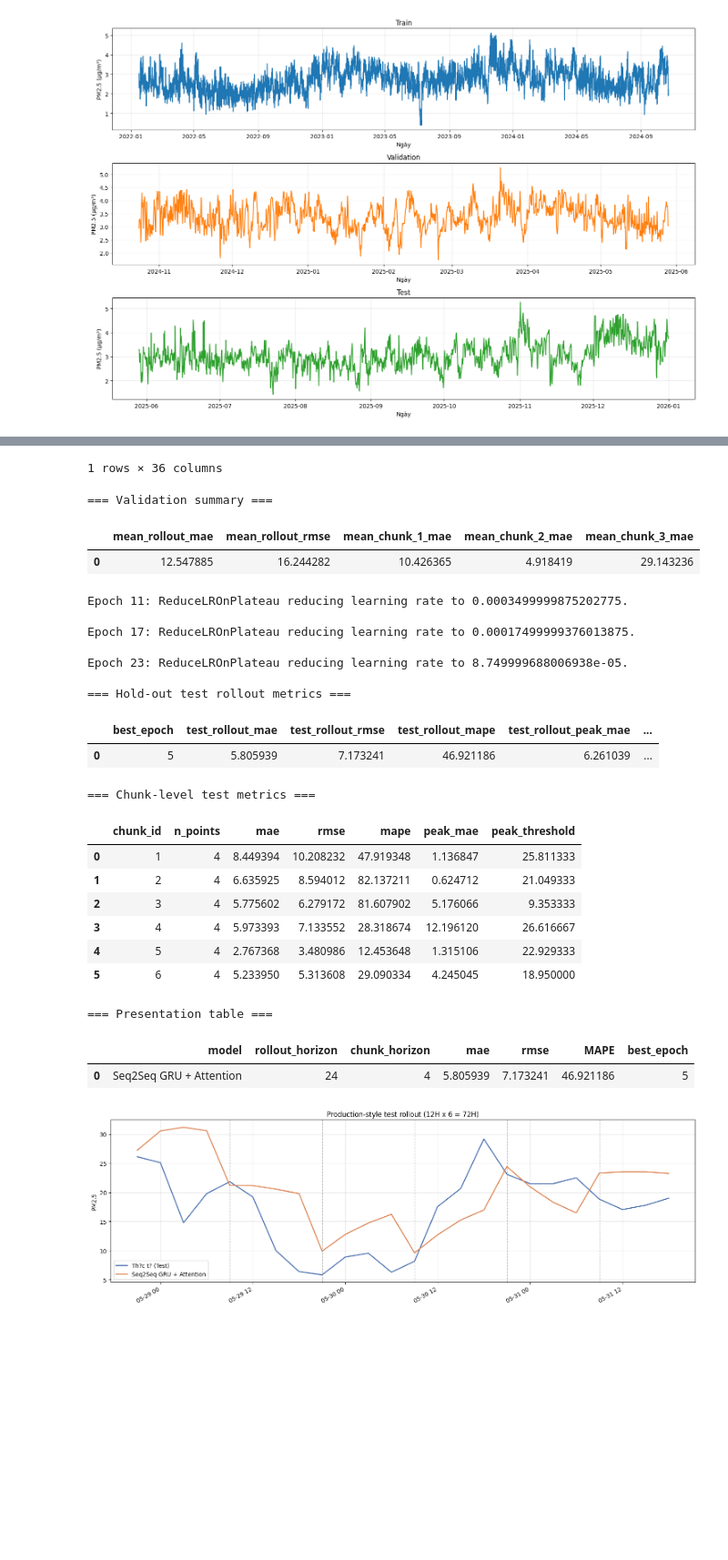
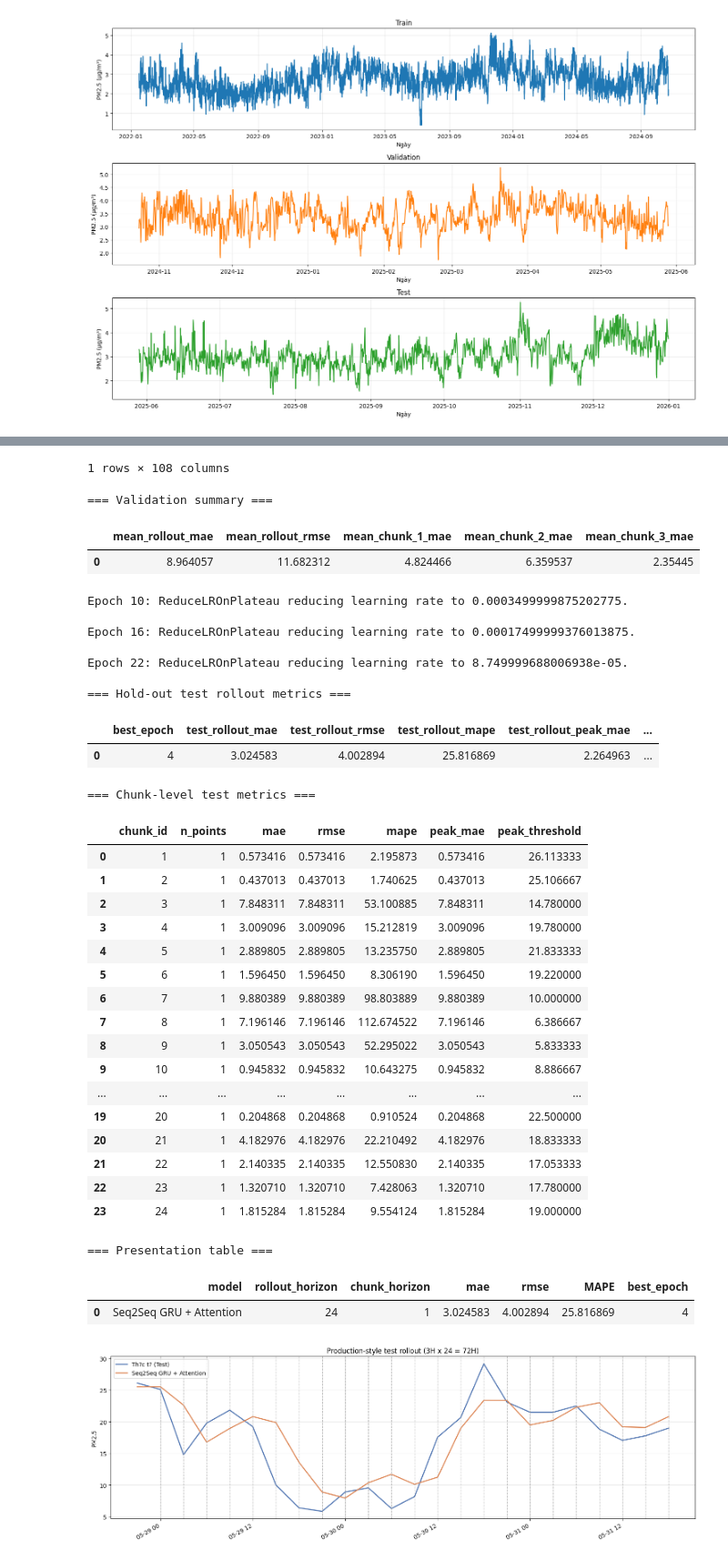
Before and after one commit to HoangHumg1210/hoankiem-air-quality-forecasting, a Jupyter notebook: notebooks/06_gru.ipynb, the cells around one changed output, grey strips where cells are left out. Shown at 91% size. Saved outputs shown, nothing was run; the diff lists cells and outputs as text; code cells hidden in the pictures; blank space fills up the shorter version.

```diff
--- a/notebooks/06_gru.ipynb
+++ b/notebooks/06_gru.ipynb
@@ -466,7 +597,7 @@ Bộ đặc trưng production mặc định: ['PM25_lag_1', 'PM25_lag_8', 'PM25_
 # %%
 # ===== Quick benchmark config for 3H aggregated data =====
-LOOKBACK = 56                 # 56 x 3H = 168H = 7 ngay lich su
-CHUNK_HORIZON = 4             # 4 x 3H = 12H moi chunk
+LOOKBACK = 72                 # 56 x 3H = 168H = 7 ngay lich su
+CHUNK_HORIZON = 1             # 4 x 3H = 12H moi chunk
 ROLLOUT_HORIZON = 24          # 24 x 3H = 72H rollout
 N_CHUNKS = ROLLOUT_HORIZON // CHUNK_HORIZON
 HORIZON = CHUNK_HORIZON
@@ -482,7 +613,7 @@ SELECTED_FEATURE_SET = "all"
 OPTIMISTIC_FEATURE_SET = "optimistic_v1"
 INNER_VAL_SIZE = 56           # 56 x 3H = 7 ngay inner validation
 PEAK_QUANTILE = 0.90
-PEAK_WEIGHT = 3.0      # giảm trọng số peak lúc benchmark
+PEAK_WEIGHT = 2.0      # giảm trọng số peak lúc benchmark
 HUBER_DELTA = 1.0
 ROLLING_POLICY = "assimilated"
 FEATURE_SET_COMPARE = [SELECTED_FEATURE_SET, OPTIMISTIC_FEATURE_SET]
@@ -544,7 +675,7 @@ def build_gru_model(
     dense_units=128,
     dropout=0.2,
     recurrent_dropout=0.0,
-    learning_rate=5e-4,
+    learning_rate=2e-4,
     loss_fn="mse",
     l2_reg=0.0,
     clipnorm=1.0,
@@ -1356,7 +1677,7 @@ display(test_report_df)
 plot_df = test_timeline_df.copy()
 
 plt.figure(figsize=(15, 5))
-plt.plot(plot_df["timestamp"], plot_df["y_true"], label="Th?c t? (Test)", linewidth=1.8, color="#4C72B0")
+plt.plot(plot_df["timestamp"], plot_df["y_true"], label="Thực tế (Test)", linewidth=1.8, color="#4C72B0")
 plt.plot(plot_df["timestamp"], plot_df["y_pred"], label=MODEL_LABEL, linewidth=1.8, color="#DD8452")
 
 for chunk_boundary in range(CHUNK_HORIZON, ROLLOUT_HORIZON, CHUNK_HORIZON):
@@ -1383,28 +1706,38 @@ Epoch 21: ReduceLROnPlateau reducing learning rate to 8.749999688006938e-05.
-1 rows × 36 columns
+1 rows × 108 columns
 === Validation summary ===
 |  | mean_rollout_mae | mean_rollout_rmse | mean_chunk_1_mae | mean_chunk_2_mae | mean_chunk_3_mae |
-| 0 | 12.547885 | 16.244282 | 10.426365 | 4.918419 | 29.143236 |
+| 0 | 8.964057 | 11.682312 | 4.824466 | 6.359537 | 2.35445 |
-Epoch 11: ReduceLROnPlateau reducing learning rate to 0.0003499999875202775.
+Epoch 10: ReduceLROnPlateau reducing learning rate to 0.0003499999875202775.
 
-Epoch 17: ReduceLROnPlateau reducing learning rate to 0.00017499999376013875.
+Epoch 16: ReduceLROnPlateau reducing learning rate to 0.00017499999376013875.
 
-Epoch 23: ReduceLROnPlateau reducing learning rate to 8.749999688006938e-05.
+Epoch 22: ReduceLROnPlateau reducing learning rate to 8.749999688006938e-05.
 
 === Hold-out test rollout metrics ===
 |  | best_epoch | test_rollout_mae | test_rollout_rmse | test_rollout_mape | test_rollout_peak_mae | ... |
-| 0 | 5 | 5.805939 | 7.173241 | 46.921186 | 6.261039 | ... |
+| 0 | 4 | 3.024583 | 4.002894 | 25.816869 | 2.264963 | ... |
 === Chunk-level test metrics ===
 |  | chunk_id | n_points | mae | rmse | mape | peak_mae | peak_threshold |
-| 0 | 1 | 4 | 8.449394 | 10.208232 | 47.919348 | 1.136847 | 25.811333 |
-| 1 | 2 | 4 | 6.635925 | 8.594012 | 82.137211 | 0.624712 | 21.049333 |
-| 2 | 3 | 4 | 5.775602 | 6.279172 | 81.607902 | 5.176066 | 9.353333 |
-| 3 | 4 | 4 | 5.973393 | 7.133552 | 28.318674 | 12.196120 | 26.616667 |
-| 4 | 5 | 4 | 2.767368 | 3.480986 | 12.453648 | 1.315106 | 22.929333 |
-| 5 | 6 | 4 | 5.233950 | 5.313608 | 29.090334 | 4.245045 | 18.950000 |
+| 0 | 1 | 1 | 0.573416 | 0.573416 | 2.195873 | 0.573416 | 26.113333 |
+| 1 | 2 | 1 | 0.437013 | 0.437013 | 1.740625 | 0.437013 | 25.106667 |
+| 2 | 3 | 1 | 7.848311 | 7.848311 | 53.100885 | 7.848311 | 14.780000 |
+| 3 | 4 | 1 | 3.009096 | 3.009096 | 15.212819 | 3.009096 | 19.780000 |
+| 4 | 5 | 1 | 2.889805 | 2.889805 | 13.235750 | 2.889805 | 21.833333 |
+| 5 | 6 | 1 | 1.596450 | 1.596450 | 8.306190 | 1.596450 | 19.220000 |
+| 6 | 7 | 1 | 9.880389 | 9.880389 | 98.803889 | 9.880389 | 10.000000 |
+| 7 | 8 | 1 | 7.196146 | 7.196146 | 112.674522 | 7.196146 | 6.386667 |
+| 8 | 9 | 1 | 3.050543 | 3.050543 | 52.295022 | 3.050543 | 5.833333 |
+| 9 | 10 | 1 | 0.945832 | 0.945832 | 10.643275 | 0.945832 | 8.886667 |
+| ... | ... | ... | ... | ... | ... | ... | ... |
+| 19 | 20 | 1 | 0.204868 | 0.204868 | 0.910524 | 0.204868 | 22.500000 |
+| 20 | 21 | 1 | 4.182976 | 4.182976 | 22.210492 | 4.182976 | 18.833333 |
+| 21 | 22 | 1 | 2.140335 | 2.140335 | 12.550830 | 2.140335 | 17.053333 |
+| 22 | 23 | 1 | 1.320710 | 1.320710 | 7.428063 | 1.320710 | 17.780000 |
+| 23 | 24 | 1 | 1.815284 | 1.815284 | 9.554124 | 1.815284 | 19.000000 |
 === Presentation table ===
 |  | model | rollout_horizon | chunk_horizon | mae | rmse | MAPE | best_epoch |
-| 0 | Seq2Seq GRU + Attention | 24 | 4 | 5.805939 | 7.173241 | 46.921186 | 5 |
+| 0 | Seq2Seq GRU + Attention | 24 | 1 | 3.024583 | 4.002894 | 25.816869 | 4 |
-[figure, old version]
+[figure, new version]
 # %%
 final_metrics_df = pd.DataFrame([
     {
```
Also changed, not shown: parts of 10 cells of this notebook.
